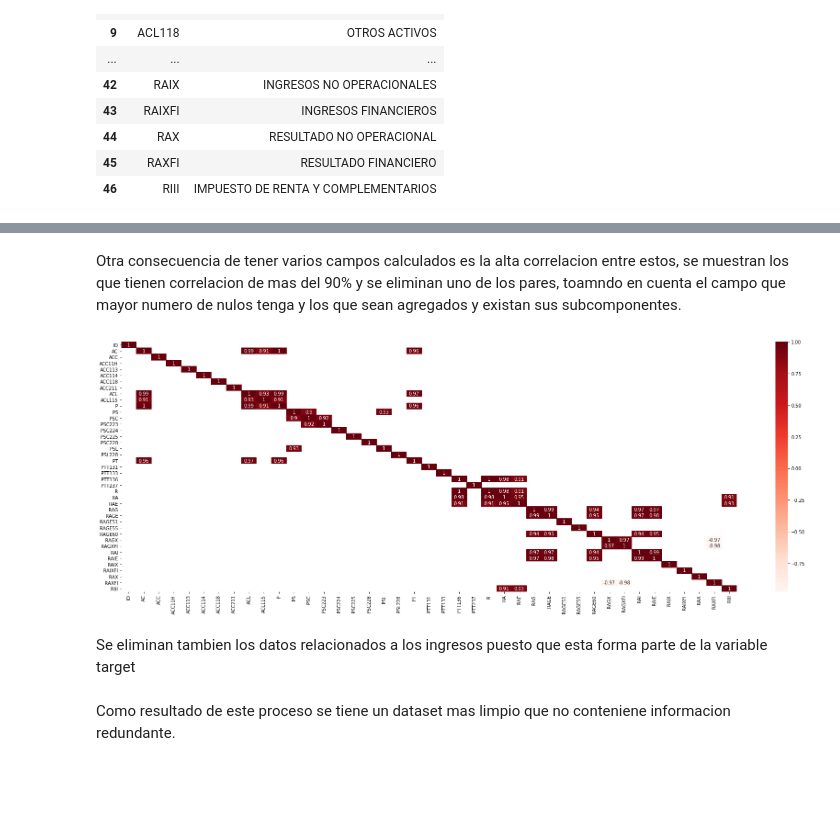
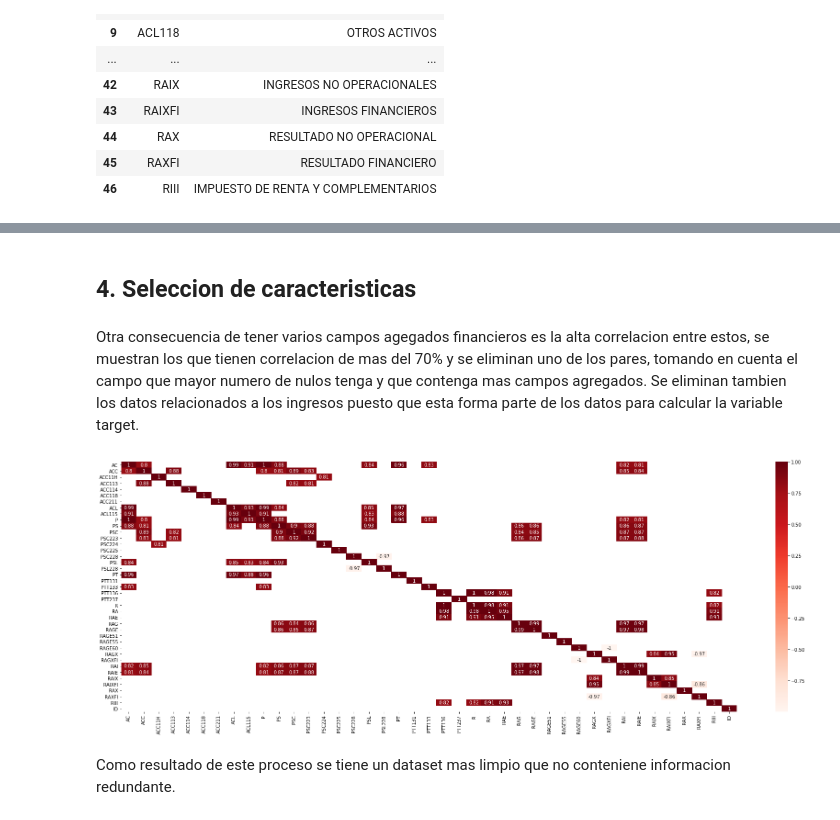
Before and after one commit to gabolruoc/empresas-alto-crecimiento, a Jupyter notebook: Empresas Alto Crecimiento.ipynb, the cells around one changed output, grey strips where cells are left out. Drawn from its saved outputs; the diff is of its cells as text; code cells hidden in the pictures; blank space fills up the shorter version.

```diff
--- a/Empresas Alto Crecimiento.ipynb
+++ b/Empresas Alto Crecimiento.ipynb
@@ -81,7 +117,6 @@ df_2017 = df_2017.drop('ACL118', 1)
 df_2017 = df_2017.drop('PTT132', 1)
 df_2017 = df_2017.drop('ACL11R', 1)
 df_2017 = df_2017.drop('PSL12J', 1)
-df_2017=df_2017.fillna(0)
 
 df_2018 = df_2018.drop('RAGE52', 1)
 df_2018 = df_2018.drop('ACL11M', 1)
@@ -90,7 +125,6 @@ df_2018 = df_2018.drop('ACL118', 1)
 df_2018 = df_2018.drop('PTT132', 1)
 df_2018 = df_2018.drop('ACL11R', 1)
 df_2018 = df_2018.drop('PSL12J', 1)
-df_2018=df_2018.fillna(0)
 
 df_2019 = df_2019.drop('RAGE52', 1)
 df_2019 = df_2019.drop('ACL11M', 1)
@@ -99,7 +133,6 @@ df_2019 = df_2019.drop('ACL118', 1)
 df_2019 = df_2019.drop('PTT132', 1)
 df_2019 = df_2019.drop('ACL11R', 1)
 df_2019 = df_2019.drop('PSL12J', 1)
-df_2019=df_2019.fillna(0)
 
 df_2020 = df_2020.drop('RAGE52', 1)
 df_2020 = df_2020.drop('ACL11M', 1)
@@ -108,4 +141,3 @@ df_2020 = df_2020.drop('ACL118', 1)
 df_2020 = df_2020.drop('PTT132', 1)
 df_2020 = df_2020.drop('ACL11R', 1)
 df_2020 = df_2020.drop('PSL12J', 1)
-df_2020=df_2020.fillna(0)
@@ -111,0 +146,28 @@ df_2020=df_2020.fillna(0)
+# %%
+def impute_linreg(df_2017,missincol):
+    ids= df_2017['ID']
+    df_2017 = df_2017.drop('ID', 1)
+    nan_values = df_2017.notnull()
+    nan_columns = nan_values.all()
+    columns_with_nan = df_2017.columns[nan_columns].tolist()
+    columns_with_nan.append(missincol)
+
+    lr = LinearRegression()
+    testdf = df_2017[df_2017[missincol].isnull()==True]
+    traindf = df_2017[df_2017[missincol].isnull()==False]
+
+
+    testdf=testdf[columns_with_nan]
+
+    y = traindf[missincol]
+    traindf=traindf[columns_with_nan]
+    traindf.drop(missincol,axis=1,inplace=True)
+    lr.fit(traindf,y)
+    testdf.drop(missincol,axis=1,inplace=True)
+    pred = lr.predict(testdf)
+    testdf[missincol]= pred
+    df_2017[missincol+'_miss'] =testdf[missincol]
+    df_2017[missincol] = np.where(df_2017[missincol].isnull(), df_2017[missincol+'_miss'], df_2017[missincol])
+    df_2017.drop(missincol+"_miss",axis=1,inplace=True)
+    df_2017['ID']=ids
+    return df_2017
@@ -111,0 +176,4 @@ df_2020=df_2020.fillna(0)
+# %%
+nan_values = df_2017.isnull()
+nan_columns = nan_values.any()
+columns_with_nan = df_2017.columns[nan_columns].tolist()
@@ -111,0 +182,3 @@ df_2020=df_2020.fillna(0)
+# %%
+for col in columns_with_nan:
+    df_2017=impute_linreg(df_2017,col)
@@ -112,10 +201,12 @@ df_2020=df_2020.fillna(0)
+# %% [markdown]
+## 4. Seleccion de caracteristicas
 # %% [markdown]
-Otra consecuencia de tener varios campos calculados es la alta correlacion entre estos, se muestran los que tienen correlacion de mas del 90% y se eliminan uno de los pares, toamndo en cuenta el campo que mayor numero de nulos tenga y los que sean agregados y existan sus subcomponentes.
+Otra consecuencia de tener varios campos agegados financieros es la alta correlacion entre estos, se muestran los que tienen correlacion de mas del 70% y se eliminan uno de los pares, tomando en cuenta el campo que mayor numero de nulos tenga y que contenga mas campos agregados. Se eliminan tambien los datos relacionados a los ingresos puesto que esta forma parte de los datos para calcular la variable target.
 # %%
 dfCorr = df_2017.corr()
-filteredDf = dfCorr[((dfCorr >= .9) | (dfCorr <= -.9)) ]
+filteredDf = dfCorr[((dfCorr >= .7) | (dfCorr <= -.7)) ]
 plt.figure(figsize=(30,10))
 sns.heatmap(filteredDf, annot=True, cmap="Reds")
 plt.show()
 # %% [output]
-[figure, old version]
+[figure, new version]
@@ -195,2 +212,0 @@ df_2020 = df_2020.drop('RIII', 1)
-# %% [markdown]
-Se eliminan tambien los datos relacionados a los ingresos puesto que esta forma parte de la variable target
```
Also changed, not shown: parts of 136 cells of this notebook.
